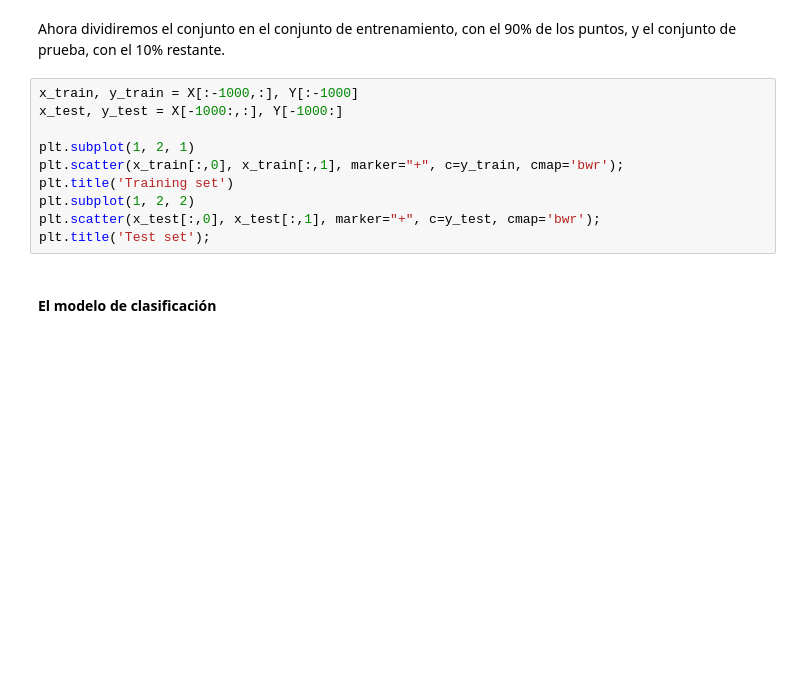
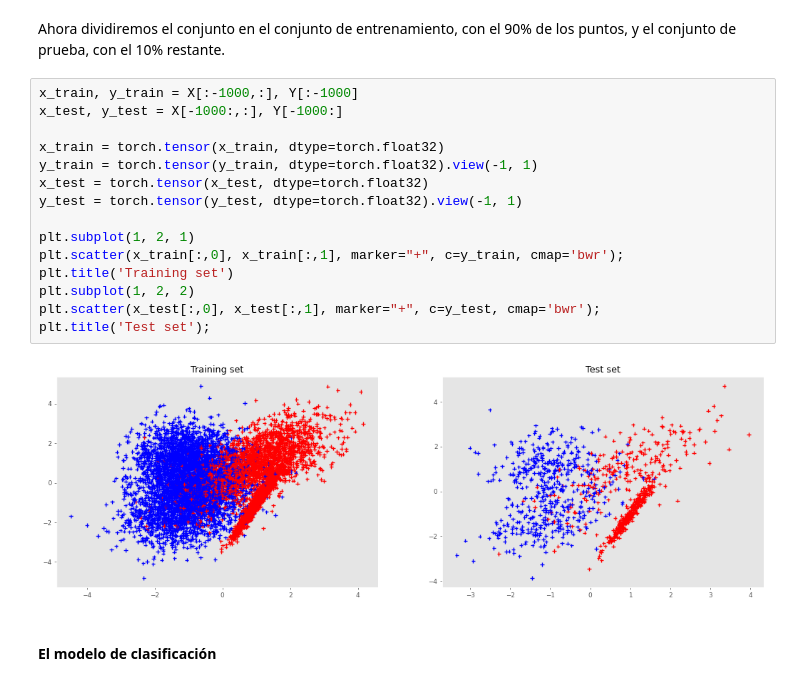
Before and after one commit to blazaid/aprendizaje-profundo, a Jupyter notebook: Notebooks/Redes neuronales artificiales - Métricas para problemas de clasificación y regresión.ipynb, the cells around one changed output. Cells and saved outputs as stored; diff of their text form; blank space fills up the shorter version.

```diff
--- a/Notebooks/Redes neuronales artificiales - Métricas para problemas de clasificación y regresión.ipynb
+++ b/Notebooks/Redes neuronales artificiales - Métricas para problemas de clasificación y regresión.ipynb
@@ -292,13 +302,20 @@ Ahora dividiremos el conjunto en el conjunto de entrenamiento, con el 90% de los
 # %%
 x_train, y_train = X[:-1000,:], Y[:-1000]
 x_test, y_test = X[-1000:,:], Y[-1000:]
+
+x_train = torch.tensor(x_train, dtype=torch.float32)
+y_train = torch.tensor(y_train, dtype=torch.float32).view(-1, 1)
+x_test = torch.tensor(x_test, dtype=torch.float32)
+y_test = torch.tensor(y_test, dtype=torch.float32).view(-1, 1)
 
 plt.subplot(1, 2, 1)
 plt.scatter(x_train[:,0], x_train[:,1], marker="+", c=y_train, cmap='bwr');
 plt.title('Training set')
 plt.subplot(1, 2, 2)
 plt.scatter(x_test[:,0], x_test[:,1], marker="+", c=y_test, cmap='bwr');
 plt.title('Test set');
+# %% [output]
+[figure, added]
 # %% [markdown]
 #### El modelo de clasificación
 # %% [markdown]
```
Also changed, not shown: parts of 25 cells of this notebook.
